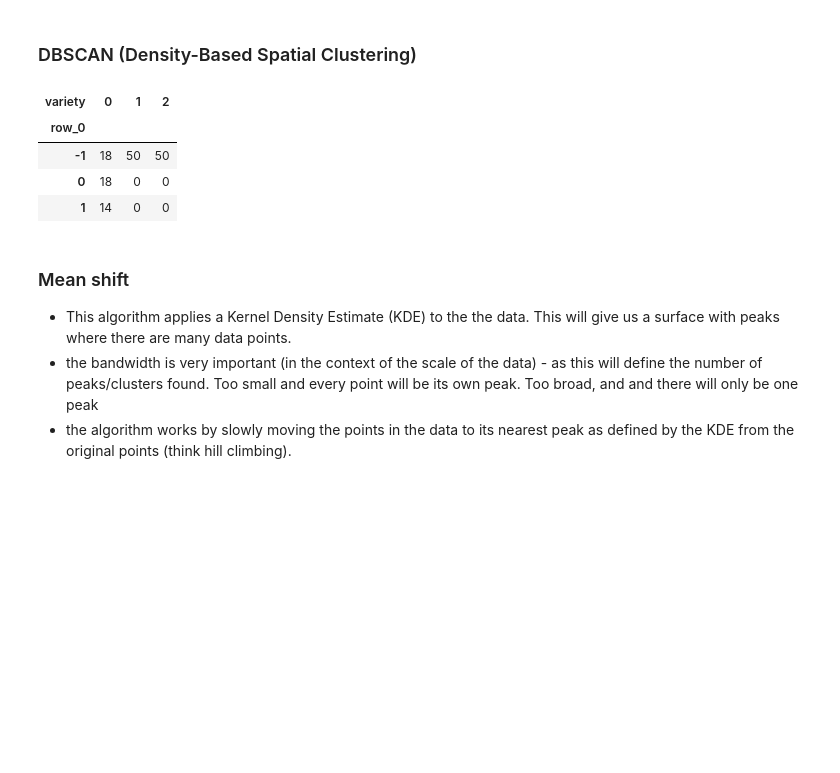
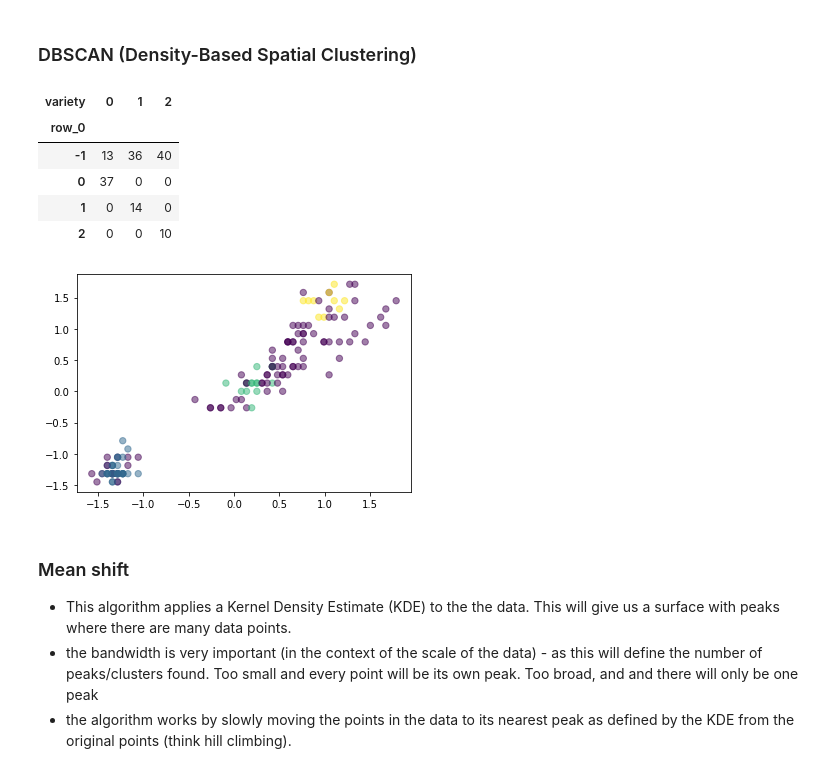
Before and after one commit to bpalmer4/ML-exploration, a Jupyter notebook: notebooks/Iris-unsupervised.ipynb, the cells around one changed output. Drawn from its saved outputs; the diff is of its cells as text; code cells hidden in the pictures; blank space fills up the shorter version.

```diff
--- a/notebooks/Iris-unsupervised.ipynb
+++ b/notebooks/Iris-unsupervised.ipynb
@@ -92,7 +116,19 @@ _ = pd.plotting.scatter_matrix(data[data.columns[0:4]],
+# %%
+def plot_comparative(data_points, orig_label, clust_label):
+    crosstab = pd.crosstab(clust_label, orig_label)
+    display(crosstab)
+
+    # plot found clusters using petal size
+    fig, ax = plt.subplots(1, 1)
+    ax.scatter(x=data_points[:, 0], y=data_points[:, 1],
+                c=clust_label, s=40, cmap='viridis',
+                alpha=0.5)
+    plt.show()
+    plt.close('all')
 # %% [markdown]
 ## Transform Iris
 # %%
-x = data[data.columns[0:4]]
+x = data[data.columns[0:4]].to_numpy()
 y = data['variety'] # technically not a target, but
                     # an interesting counterpoint
 # %%
@@ -361,16 +425,25 @@ display(pd.crosstab(prediction, y))
 # %% [markdown]
 ### DBSCAN (Density-Based Spatial Clustering)
 # %%
+DATA = x_normal
+
 from sklearn.cluster import DBSCAN
-
-db = DBSCAN(eps=0.44, min_samples=10).fit(x_normal)
-display(pd.crosstab(db.labels_, y))
+db = DBSCAN(eps=0.5, min_samples=10).fit(DATA)
+# eps = the maximum distance between two samples for
+#       one to be considered as in the neighborhood
+#       of the other
+# min_samples = The number of samples (or total weight)
+#       in a neighborhood for a point to be considered
+#       as a core point. This includes the point itself.
+plot_comparative(DATA[:, 2:4], y, db.labels_)
 # %% [output]
 | variety | 0 | 1 | 2 |
 | row_0 |  |  |  |
-| -1 | 18 | 50 | 50 |
-| 0 | 18 | 0 | 0 |
-| 1 | 14 | 0 | 0 |
+| -1 | 13 | 36 | 40 |
+| 0 | 37 | 0 | 0 |
+| 1 | 0 | 14 | 0 |
+| 2 | 0 | 0 | 10 |
+[figure, added]
 # %% [markdown]
 ### Mean shift
 * This algorithm applies a Kernel Density Estimate (KDE) to the
```
Also changed, not shown: parts of 14 cells of this notebook, 1 other file.
